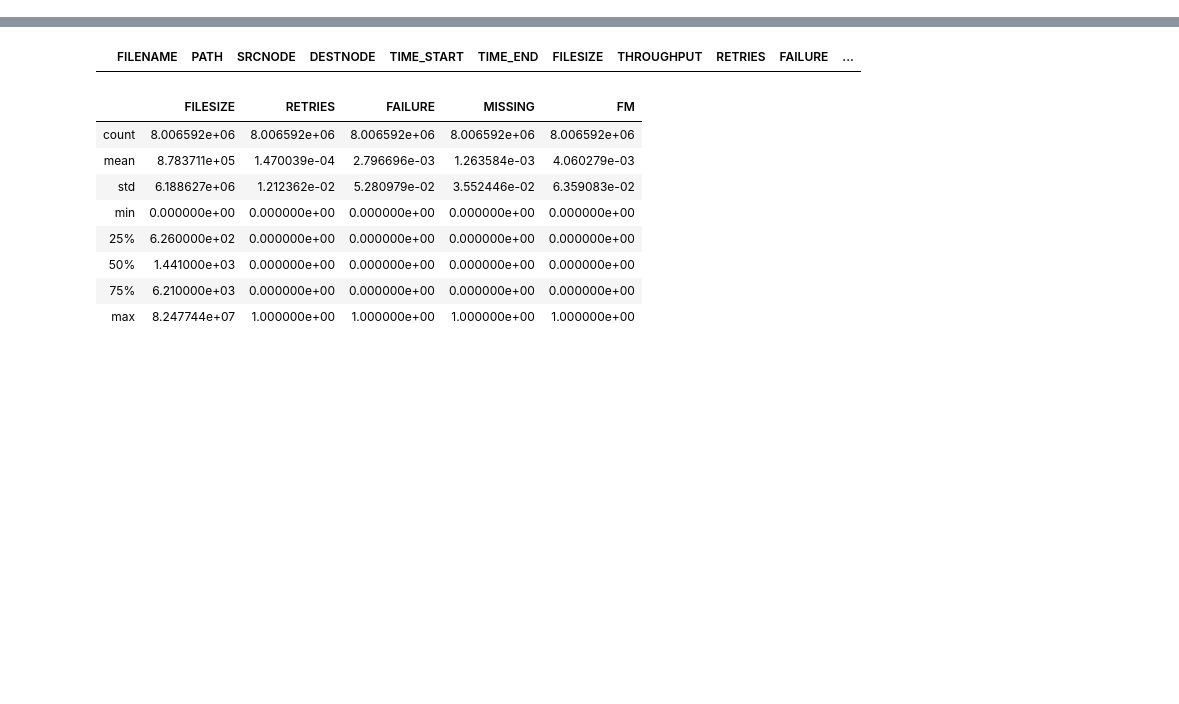
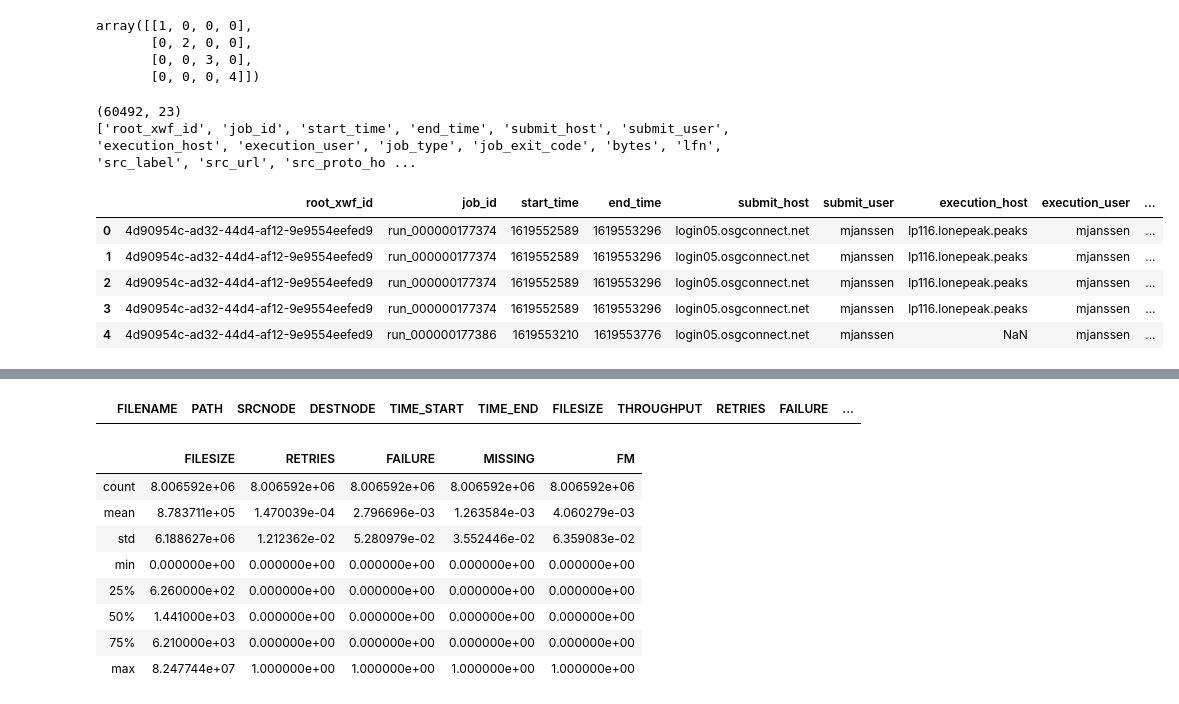
Before and after one commit to RENCI-NRIG/IRIS, a Jupyter notebook: analysis/rca-data.ipynb, the cells around one changed output, grey strips where cells are left out. Drawn from its saved outputs; the diff is of its cells as text; code cells hidden in the pictures; blank space fills up the shorter version.

```diff
--- a/analysis/rca-data.ipynb
+++ b/analysis/rca-data.ipynb
@@ -5,4 +4,40 @@ import pandas as pd
 import seaborn as sns
 import matplotlib.pyplot as plt
 from collections import Counter
+# %%
+pd.options.display.max_rows
+pd.options.display.max_columns=90
+# %%
+l_t=np.array([1,2,3,4])
+l_m=np.diag(l_t)
+l_m
+# %% [output]
+array([[1, 0, 0, 0],
+       [0, 2, 0, 0],
+       [0, 0, 3, 0],
+       [0, 0, 0, 4]])
+# %%
+#input_file = "../data/past month.csv"
+input_file = "../data/mjansen-transfer-events.csv"
+
+input_file_1 = "../data/exogeni/output_20210207_1732PM/output_20210207_1732PM.csv" #OSG Full 1
+partial_file_1 = "../data/exogeni/output_20210305_0317AM/output_20210305_0317AM.csv" #OSG Partial 1
+
+df = pd.read_csv(input_file, header = 0)
+# %%
+original_headers = list(df.columns.values)
+print(df.shape)
+print(original_headers)
+# %% [output]
+(60492, 23)
+['root_xwf_id', 'job_id', 'start_time', 'end_time', 'submit_host', 'submit_user', 'execution_host', 'execution_user', 'job_type', 'job_exit_code', 'bytes', 'lfn', 'src_label', 'src_url', 'src_proto_ho ...
+# %%
+df.head()
+# %% [output]
+|  | root_xwf_id | job_id | start_time | end_time | submit_host | submit_user | execution_host | execution_user | ... |
+| 0 | 4d90954c-ad32-44d4-af12-9e9554eefed9 | run_000000177374 | 1619552589 | 1619553296 | login05.osgconnect.net | mjanssen | lp116.lonepeak.peaks | mjanssen | ... |
+| 1 | 4d90954c-ad32-44d4-af12-9e9554eefed9 | run_000000177374 | 1619552589 | 1619553296 | login05.osgconnect.net | mjanssen | lp116.lonepeak.peaks | mjanssen | ... |
+| 2 | 4d90954c-ad32-44d4-af12-9e9554eefed9 | run_000000177374 | 1619552589 | 1619553296 | login05.osgconnect.net | mjanssen | lp116.lonepeak.peaks | mjanssen | ... |
+| 3 | 4d90954c-ad32-44d4-af12-9e9554eefed9 | run_000000177374 | 1619552589 | 1619553296 | login05.osgconnect.net | mjanssen | lp116.lonepeak.peaks | mjanssen | ... |
+| 4 | 4d90954c-ad32-44d4-af12-9e9554eefed9 | run_000000177386 | 1619553210 | 1619553776 | login05.osgconnect.net | mjanssen | NaN | mjanssen | ... |
 # %%
```
Also changed, not shown: parts of 16 cells of this notebook, 13 other files.
